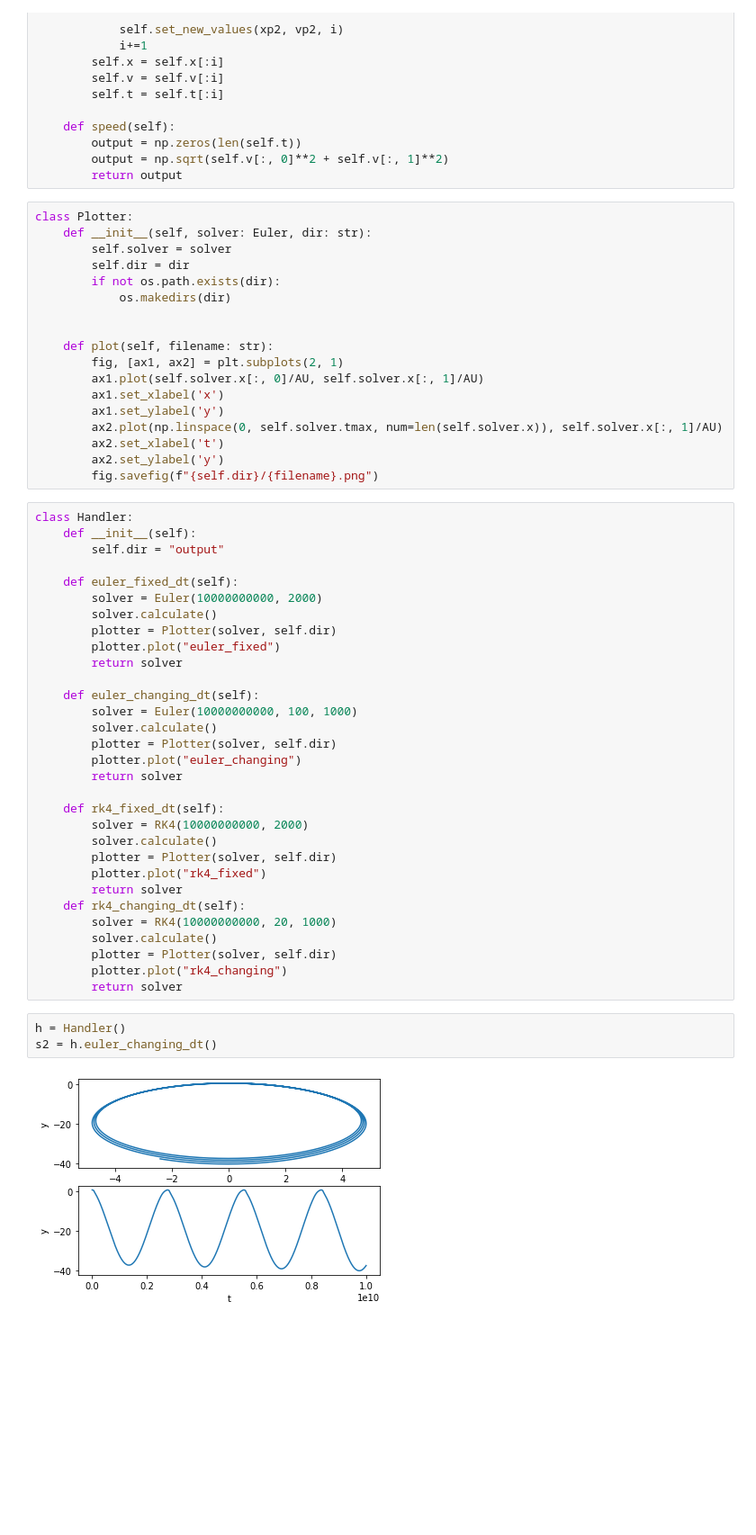
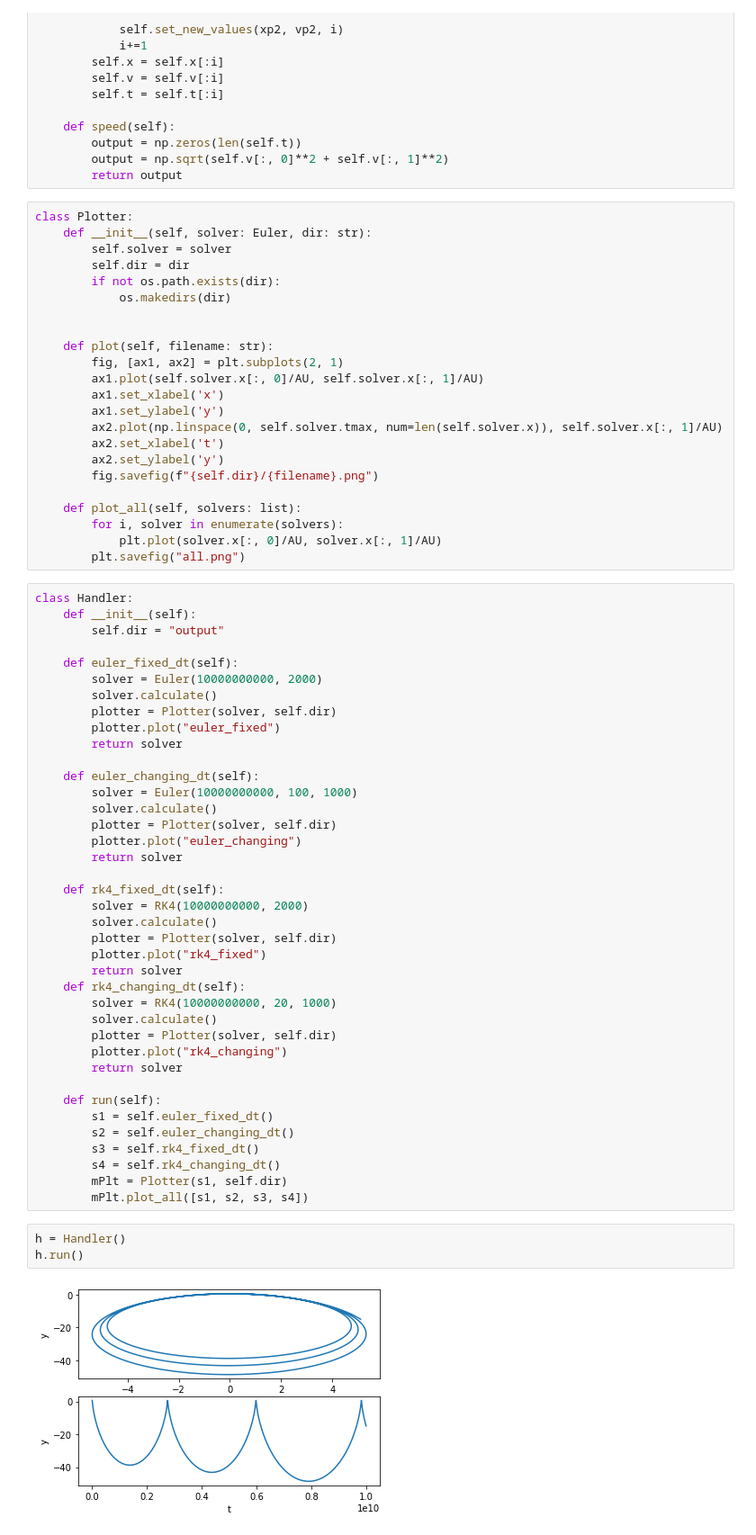
Before and after one commit to matix0508/MOFiT, a Jupyter notebook: lab2/sheet.ipynb, the cells around one changed output. Shown at 90% size. Cells and saved outputs as stored; diff of their text form; blank space fills up the shorter version.

```diff
--- a/lab2/sheet.ipynb
+++ b/lab2/sheet.ipynb
@@ -171,6 +171,11 @@ class Plotter:
         ax2.set_xlabel('t')
         ax2.set_ylabel('y')
         fig.savefig(f"{self.dir}/{filename}.png")
+
+    def plot_all(self, solvers: list):
+        for i, solver in enumerate(solvers):
+            plt.plot(solver.x[:, 0]/AU, solver.x[:, 1]/AU)
+        plt.savefig("all.png")
 # %%
 class Handler:
     def __init__(self):
@@ -202,8 +207,16 @@ class Handler:
         plotter = Plotter(solver, self.dir)
         plotter.plot("rk4_changing")
         return solver
+
+    def run(self):
+        s1 = self.euler_fixed_dt()
+        s2 = self.euler_changing_dt()
+        s3 = self.rk4_fixed_dt()
+        s4 = self.rk4_changing_dt()
+        mPlt = Plotter(s1, self.dir)
+        mPlt.plot_all([s1, s2, s3, s4])
 # %%
 h = Handler()
-s2 = h.euler_changing_dt()
+h.run()
 # %% [output]
-[figure, old version]
+[figure, new version]
```
Also changed, not shown: parts of 2 cells of this notebook, 2 other files.
